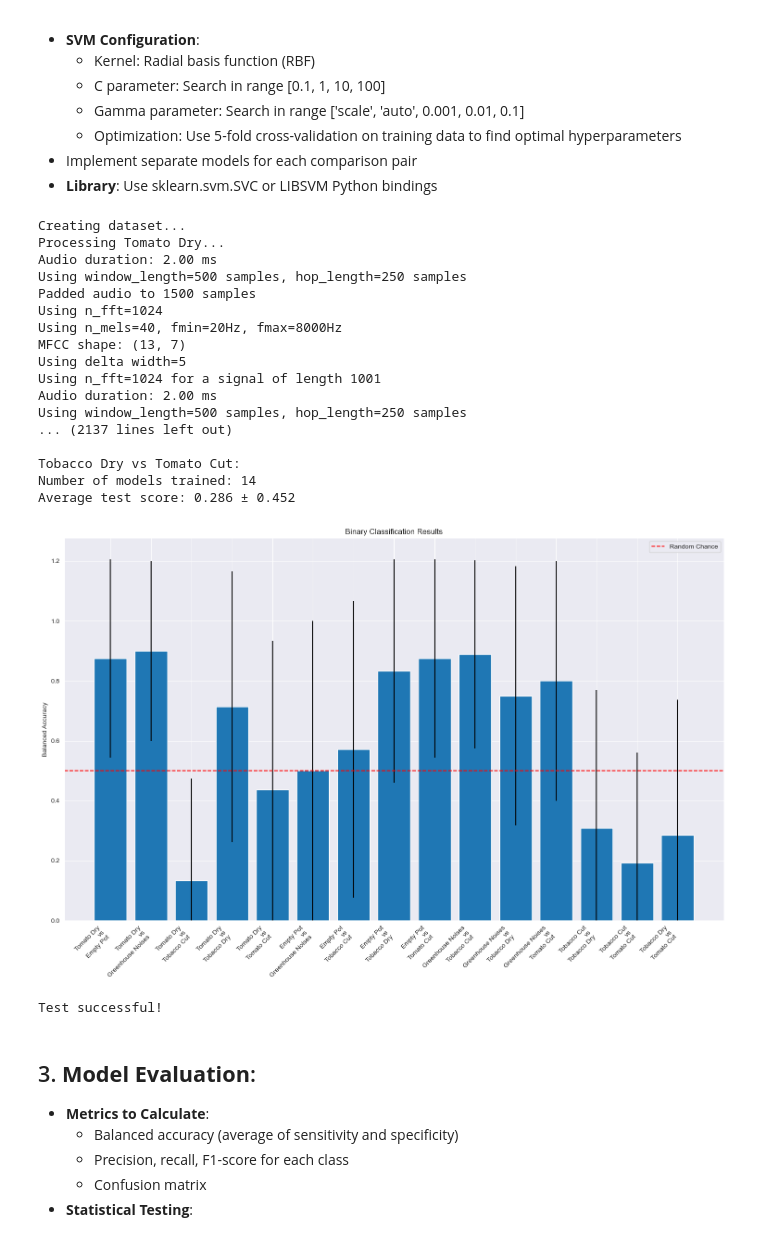
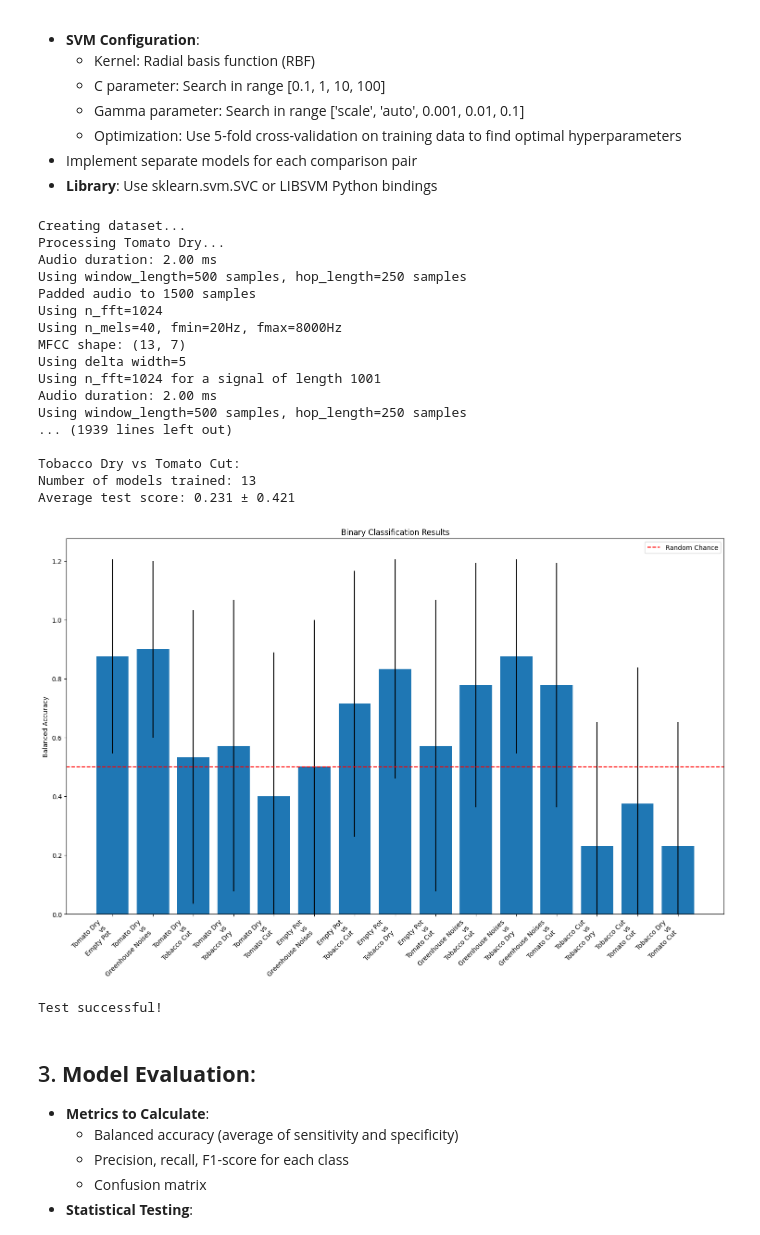
Before and after one commit to iridiumtao/Plant-Sounds-Classifier, a Jupyter notebook: plant_sounds_classifier.ipynb, the cells around one changed output. Drawn from its saved outputs; the diff is of its cells as text; code cells hidden in the pictures.

```diff
--- a/plant_sounds_classifier.ipynb
+++ b/plant_sounds_classifier.ipynb
@@ -1609,7 +1699,7 @@ def train_svm_model_gpu(X_train, y_train):
     # Define parameter grid
     param_grid = {
         'C': [0.1, 1, 10, 100],
-        'gamma': ['scale', 'auto', 0.001, 0.01, 0.1],
+        'gamma': [0.001, 0.01, 0.1, 1.0],
         'kernel': ['rbf']
     }
 
@@ -1753,9 +1843,6 @@ def train_binary_classifiers(dataset, feature_type='all', min_samples_per_class=
     results : dict
         Dictionary containing trained models and results for each class pair
     """
-    if use_gpu:
-        import thundersvm  # You'll need to install this: pip install thundersvm
-
     # Get all unique categories
     categories = dataset['category'].unique()
 
@@ -1888,7 +1975,7 @@ def plot_training_results(results):
     plt.tight_layout()
     plt.show()
 # %%
-def test_model_training(use_gpu=True):
+def test_model_training():
     """
     Test the model training pipeline
     """
@@ -1917,7 +2004,7 @@ def test_model_training(use_gpu=True):
     print("\nTraining binary classifiers...")
     try:
         # Train models with minimum 2 samples per class requirement
-        results = train_binary_classifiers(dataset, min_samples_per_class=2, use_gpu=use_gpu)
+        results = train_binary_classifiers(dataset, min_samples_per_class=2)
 
         if len(results) == 0:
             print("No models could be trained due to insufficient data")
@@ -1929,38 +2016,38 @@ def test_model_training(use_gpu=True):
             print(f"\n{class1} vs {class2}:")
             print(f"Number of models trained: {len(pair_results['models'])}")
             if len(pair_results['test_scores']) > 0:
                 print(f"Average test score: {np.mean(pair_results['test_scores']):.3f} ± {np.std(pair_results['test_scores']):.3f}")
 
         # Plot results
         plot_training_results(results)
 
         print("\nTest successful!")
 
     except Exception as e:
         print(f"Error during model training: {str(e)}")
         import traceback
         traceback.print_exc()
 
-test_model_training(use_gpu=False)
+test_model_training()
 # %% [output]
 Creating dataset...
 Processing Tomato Dry...
 Audio duration: 2.00 ms
 Using window_length=500 samples, hop_length=250 samples
 Padded audio to 1500 samples
 Using n_fft=1024
 Using n_mels=40, fmin=20Hz, fmax=8000Hz
 MFCC shape: (13, 7)
 Using delta width=5
 Using n_fft=1024 for a signal of length 1001
 Audio duration: 2.00 ms
 Using window_length=500 samples, hop_length=250 samples
-... (2137 lines left out)
+... (1939 lines left out)
 
 Tobacco Dry vs Tomato Cut:
-Number of models trained: 14
-Average test score: 0.286 ± 0.452
+Number of models trained: 13
+Average test score: 0.231 ± 0.421
-[figure, old version]
+[figure, new version]
 Test successful!
 # %% [markdown]
 ## 3. **Model Evaluation**:
```
Also changed, not shown: parts of 28 cells of this notebook.
